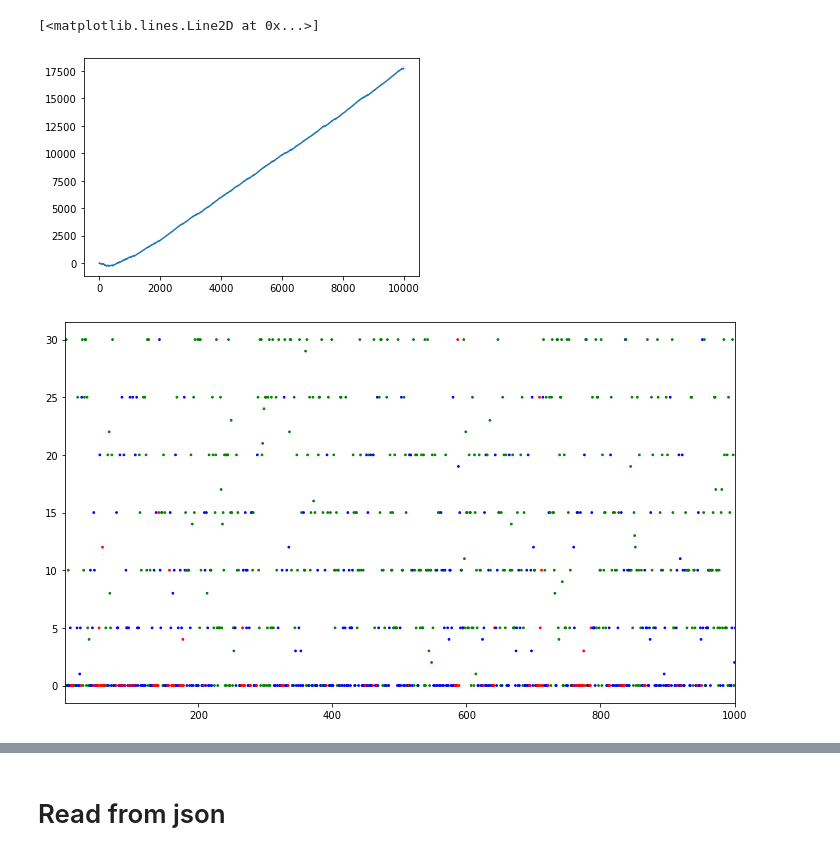
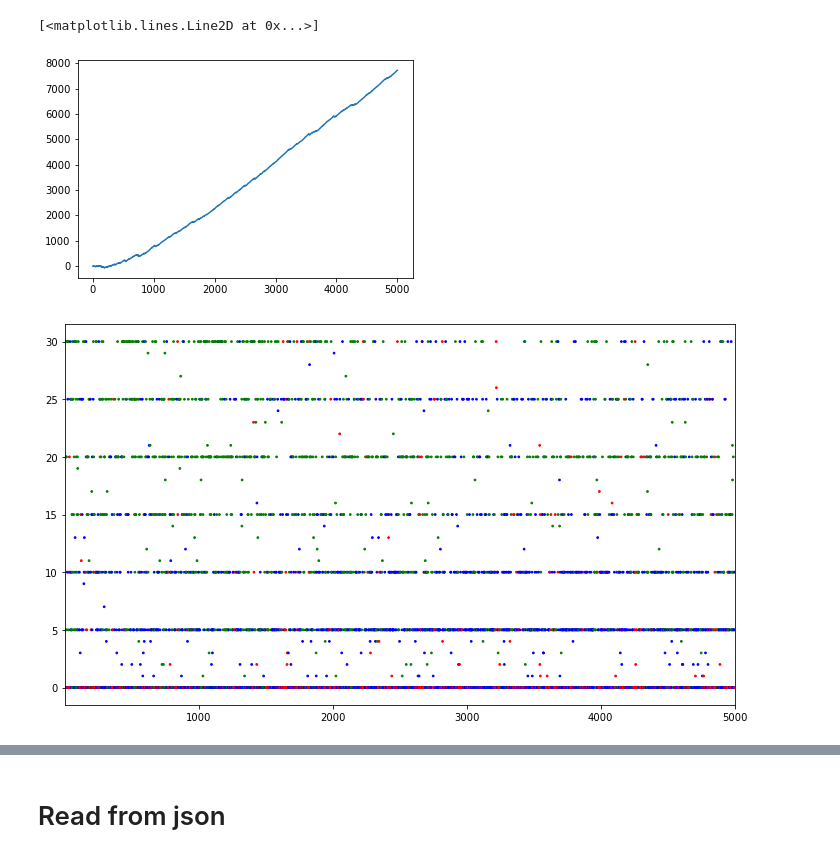
Before and after one commit to SOMAS2021/SOMAS2021, a Jupyter notebook: Experiment.ipynb, the cells around one changed output, grey strips where cells are left out. Drawn from its saved outputs; the diff is of its cells as text; code cells hidden in the pictures.

```diff
--- a/Experiment.ipynb
+++ b/Experiment.ipynb
@@ -83,19 +83,19 @@ plt.ylabel("Death Per Day")
 plt.title("Days vs Death per day")
 # %%
 #cumulative rewards
-fileName = "log_plot/2022-01-09-19-18-17_10000/cumulative_rewards_0a816aa4-5850-4ea2-bb5b-4bb1015fe796.csv"
+fileName = "log_plot/2022-01-09-18-54-51_5000/cumulative_rewards_ffaf8018-7ad8-4bc4-b7cd-21eaf83ae738.csv"
 day, data = cumulativeRewards(fileName)
 #print(day)
 #print(data)
 plt.plot(day,data)
 # %% [output]
 [<matplotlib.lines.Line2D at 0x...>]
-[figure, old version]
+[figure, new version]
 # %%
 # foodEaten vs days (hp sorted with three section)
 import csv
 
-with open('log_plot/2022-01-09-18-54-51_5000/foodtaken_vs_hp_cc55824a-3d6a-46ec-b618-f8d85d693054.csv', newline='') as f:
+with open('log_plot/2022-01-09-18-54-51_5000/foodtaken_vs_hp_ffaf8018-7ad8-4bc4-b7cd-21eaf83ae738.csv', newline='') as f:
     reader = csv.reader(f)
     foodAndHp = list(reader)
 
@@ -107,35 +107,35 @@ def sortHpNumber(n):
     if n < 34:
         return 0
     elif n < 67:
         return 1
     else:
         return 2
 HpSortedNumber = list(map(sortHpNumber,Hp))
 
 #plt.scatter(days, foodEaten,s=10,c=HpSorted,cmap='Greens')
 #plt.scatter(days, foodEaten,s=10,c=HpSorted,cmap='PuBuGn')
 """
 colors=["#0000FF", "#00FF00", "#FF0066"]
 for i in range(len(days)):
     plt.scatter(days[i], foodEaten[i], color=colors[HpSorted[i]])
 """
 def sortHp(n):
     if n < 34:
         return "red"
     elif n < 67:
         return "blue"
     else:
         return "green"
 sequence_of_colors = list(map(sortHp,Hp))
 plt.figure(figsize=(12, 7))
 plt.scatter(days, foodEaten,s=3,c=sequence_of_colors)
 
-left, right = 1,1000        # return the current xlim
+left, right = 1,5000        # return the current xlim
 plt.xlim((left, right))     # set the xlim to left, right
 
 plt.show()
 # %% [output]
-[figure, old version]
+[figure, new version]
 # %%
 tableN = []
 tableN.append(days)
```
Also changed, not shown: parts of 7 cells of this notebook.
